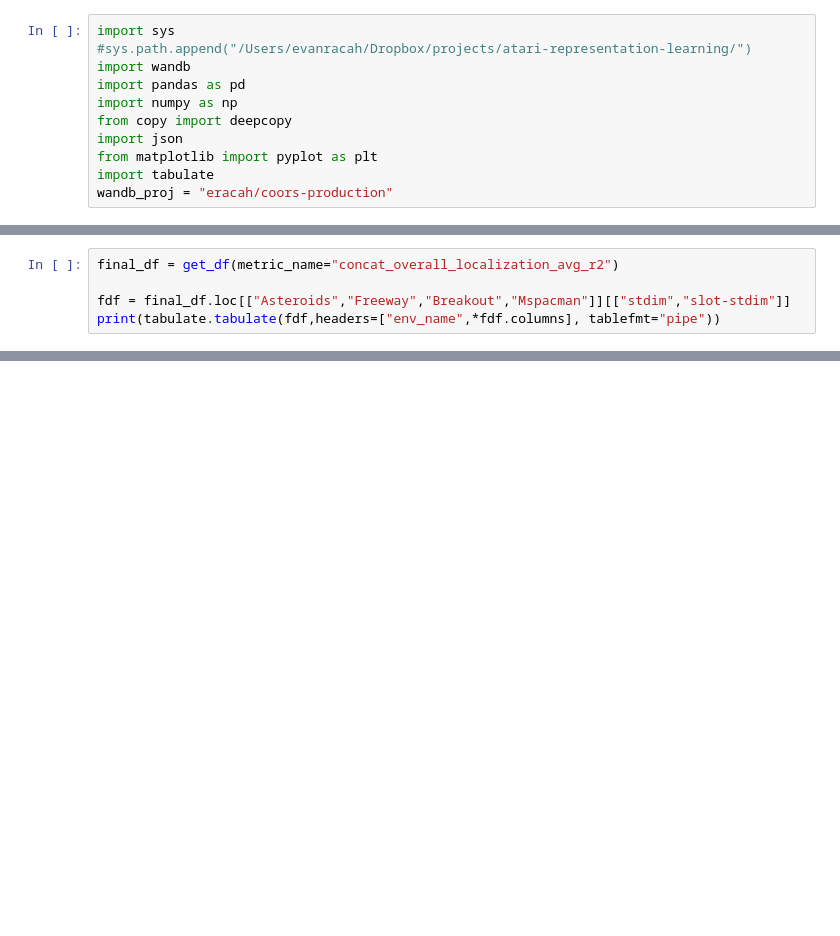
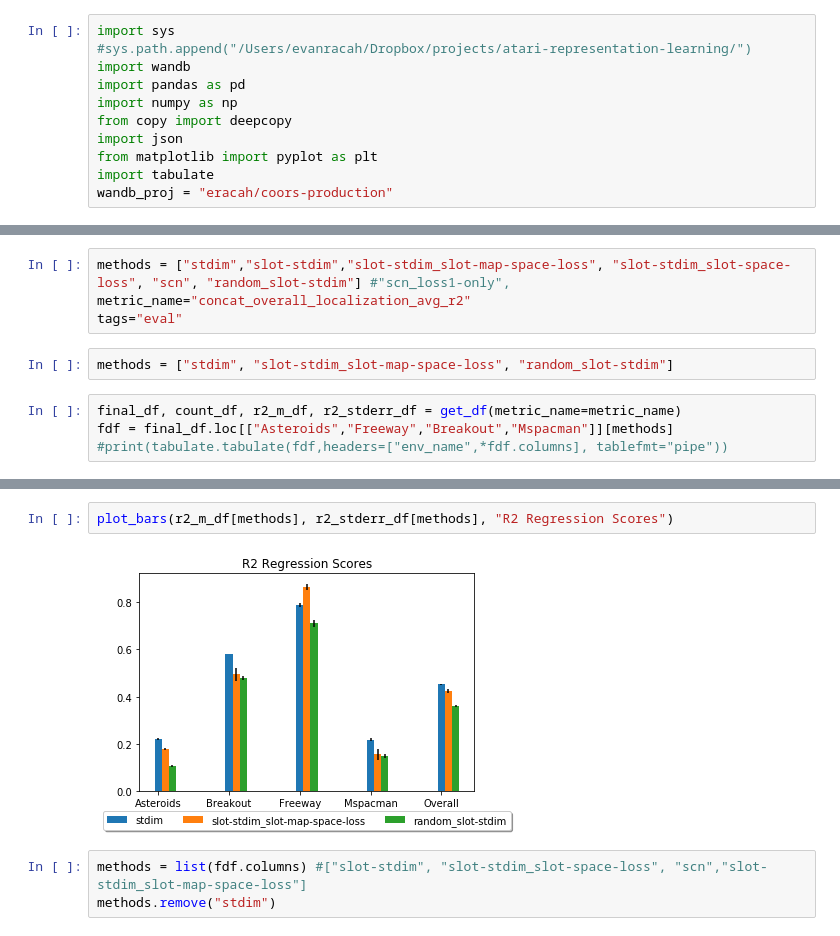
Before and after one commit to eracah/slot-contrastive-networks, a Jupyter notebook: notebooks/summarize_results.ipynb, the cells around one changed output, grey strips where cells are left out. Saved outputs shown, nothing was run; the diff lists cells and outputs as text; blank space fills up the shorter version.

```diff
--- a/notebooks/summarize_results.ipynb
+++ b/notebooks/summarize_results.ipynb
@@ -71,5 +135,10 @@ def get_df(metric_name):
+# %%
+methods = ["stdim","slot-stdim","slot-stdim_slot-map-space-loss", "slot-stdim_slot-space-loss", "scn", "random_slot-stdim"] #"scn_loss1-only",
+metric_name="concat_overall_localization_avg_r2"
+tags="eval"
+# %%
+methods = ["stdim", "slot-stdim_slot-map-space-loss", "random_slot-stdim"]
 # %%
-final_df = get_df(metric_name="concat_overall_localization_avg_r2")
-
-fdf = final_df.loc[["Asteroids","Freeway","Breakout","Mspacman"]][["stdim","slot-stdim"]]
-print(tabulate.tabulate(fdf,headers=["env_name",*fdf.columns], tablefmt="pipe"))
+final_df, count_df, r2_m_df, r2_stderr_df = get_df(metric_name=metric_name)
+fdf = final_df.loc[["Asteroids","Freeway","Breakout","Mspacman"]][methods]
+#print(tabulate.tabulate(fdf,headers=["env_name",*fdf.columns], tablefmt="pipe"))
@@ -82,0 +158,7 @@ print(tabulate.tabulate(fdf,headers=["env_name",*fdf.columns], tablefmt="pipe"))
+# %%
+plot_bars(r2_m_df[methods], r2_stderr_df[methods], "R2 Regression Scores")
+# %% [output]
+[figure, added]
+# %%
+methods = list(fdf.columns) #["slot-stdim", "slot-stdim_slot-space-loss", "scn","slot-stdim_slot-map-space-loss"]
+methods.remove("stdim")
```
Also changed, not shown: parts of 9 cells of this notebook, 7 other files.
